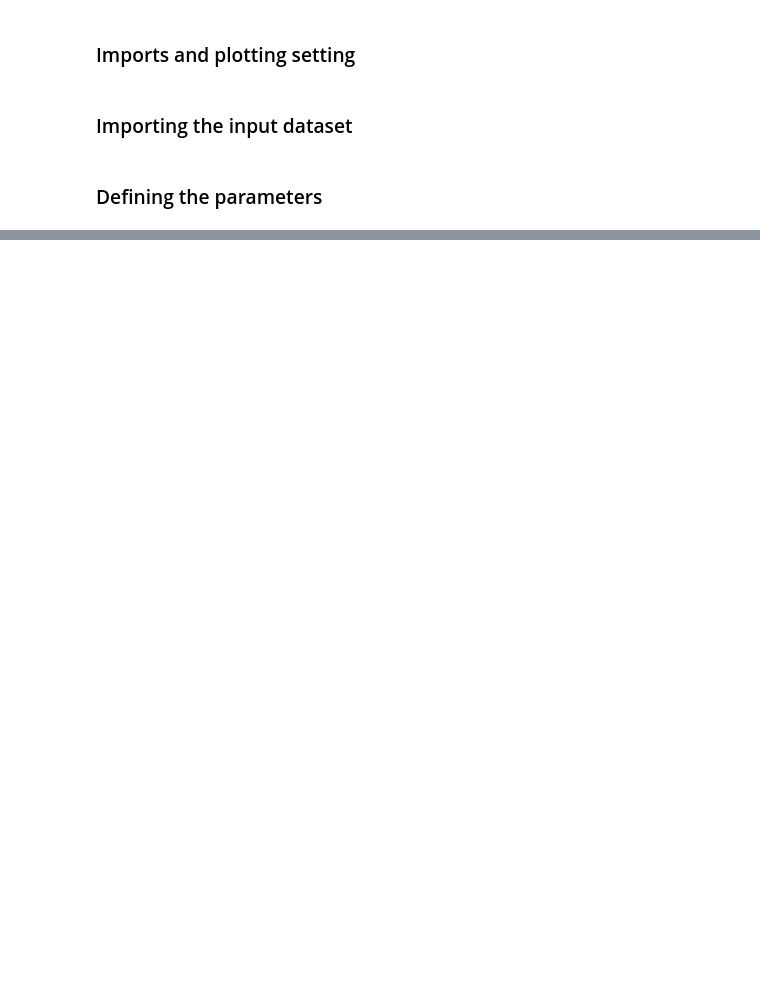
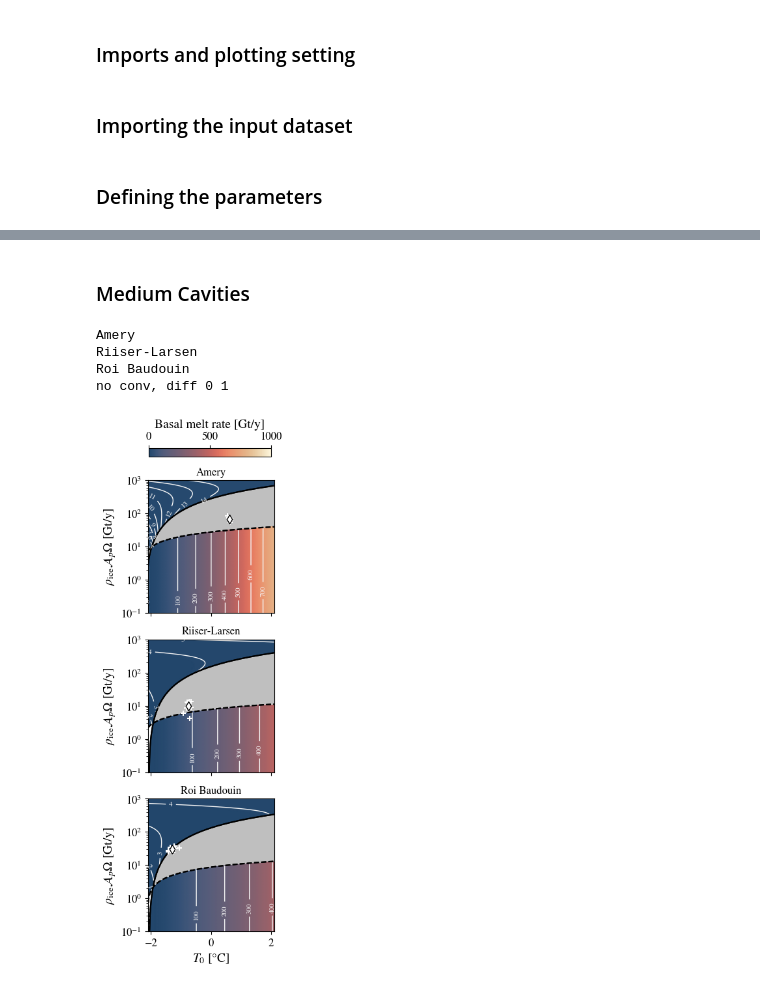
Before and after one commit to lsaddier/Low-Dimensionnal-Model-2025, a Jupyter notebook: Figure3.ipynb, the cells around one changed output, grey strips where cells are left out. Cells and saved outputs as stored; diff of their text form; code cells hidden in the pictures; blank space fills up the shorter version.

```diff
--- a/Figure3.ipynb
+++ b/Figure3.ipynb
@@ -251,0 +275,26 @@ Moscow Univ.
+# %% [markdown]
+### Medium Cavities
+# %%
+np.random.seed(28) # this random see works well
+
+index_list = [31,43,45]
+name_list = ['Amery','Riiser-Larsen', 'Roi Baudouin']
+kmax = 3-1
+vmax = 1000 #Gt/y
+levels_c = np.arange(0,15,1)
+levels_d = np.arange(0,800,100)
+height_cbar = 0.01*3/2
+bottom_cbar = 0.92
+
+fig, ax = plt.subplots(3,1,figsize=(2.5,9),sharex=True, sharey=True,)
+
+plot_column()
+
+plt.savefig('Figures/Figure3_medium.png',dpi=200,format="png", bbox_inches = 'tight')
+plt.show()
+# %% [output]
+Amery
+Riiser-Larsen
+Roi Baudouin
+no conv, diff 0 1
+[figure, added]
```
Also changed, not shown: parts of 9 cells of this notebook, 14 other files.
